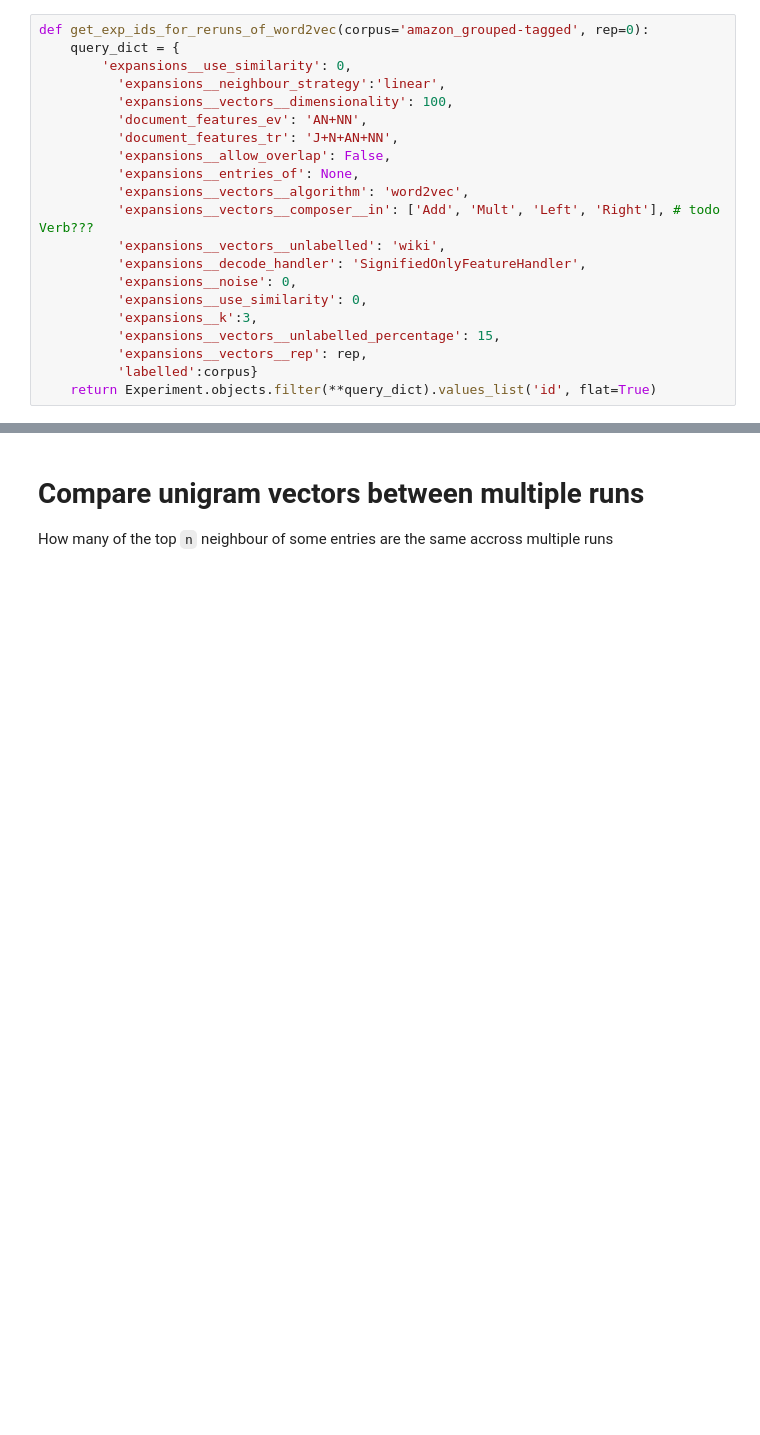
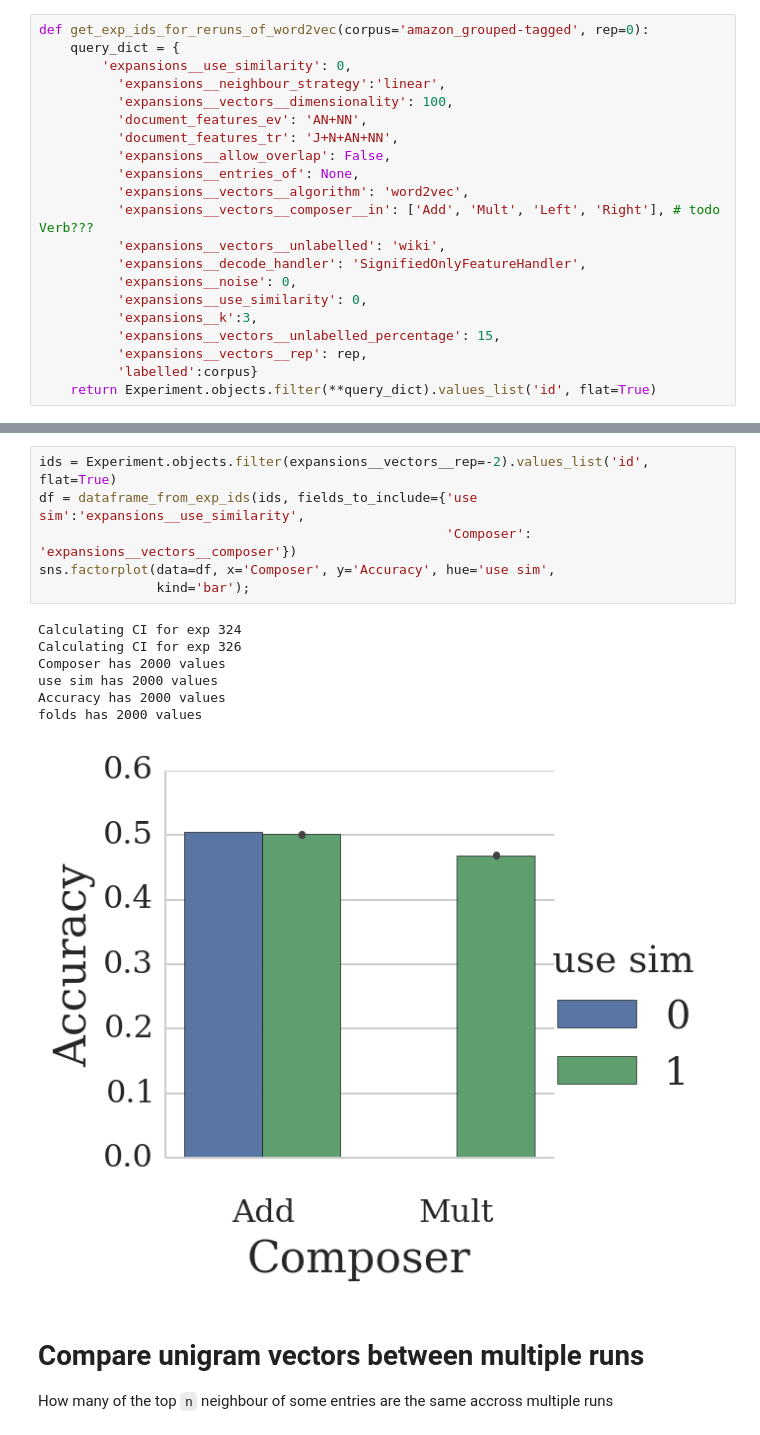
Before and after one commit to mbatchkarov/ExpLosion, a Jupyter notebook: notebooks/w2v_repeats_effect_of_random_initialisation.ipynb, the cells around one changed output, grey strips where cells are left out. Drawn from its saved outputs; the diff is of its cells as text; blank space fills up the shorter version.

```diff
--- a/notebooks/w2v_repeats_effect_of_random_initialisation.ipynb
+++ b/notebooks/w2v_repeats_effect_of_random_initialisation.ipynb
@@ -65,3 +52,17 @@ Calculating CI for exp 86
+# %%
+ids = Experiment.objects.filter(expansions__vectors__rep=-2).values_list('id', flat=True)
+df = dataframe_from_exp_ids(ids, fields_to_include={'use sim':'expansions__use_similarity',
+                                                    'Composer': 'expansions__vectors__composer'})
+sns.factorplot(data=df, x='Composer', y='Accuracy', hue='use sim',
+               kind='bar');
+# %% [output]
+Calculating CI for exp 324
+Calculating CI for exp 326
+Composer has 2000 values
+use sim has 2000 values
+Accuracy has 2000 values
+folds has 2000 values
+[figure, added]
 # %% [markdown]
 # Compare unigram vectors between multiple runs
 How many of the top `n` neighbour of some entries are the same accross multiple runs
```
Also changed, not shown: parts of 2 cells of this notebook.
